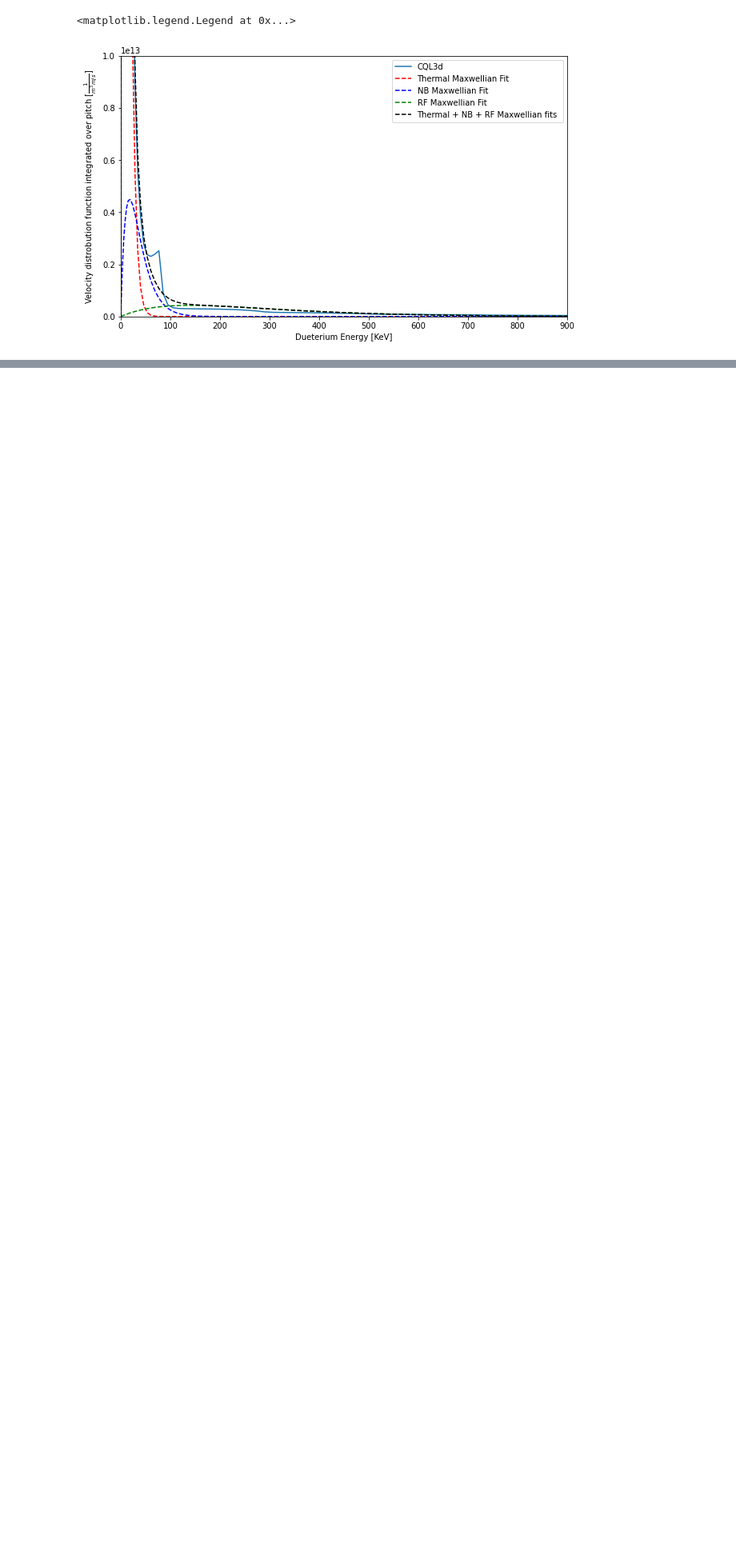
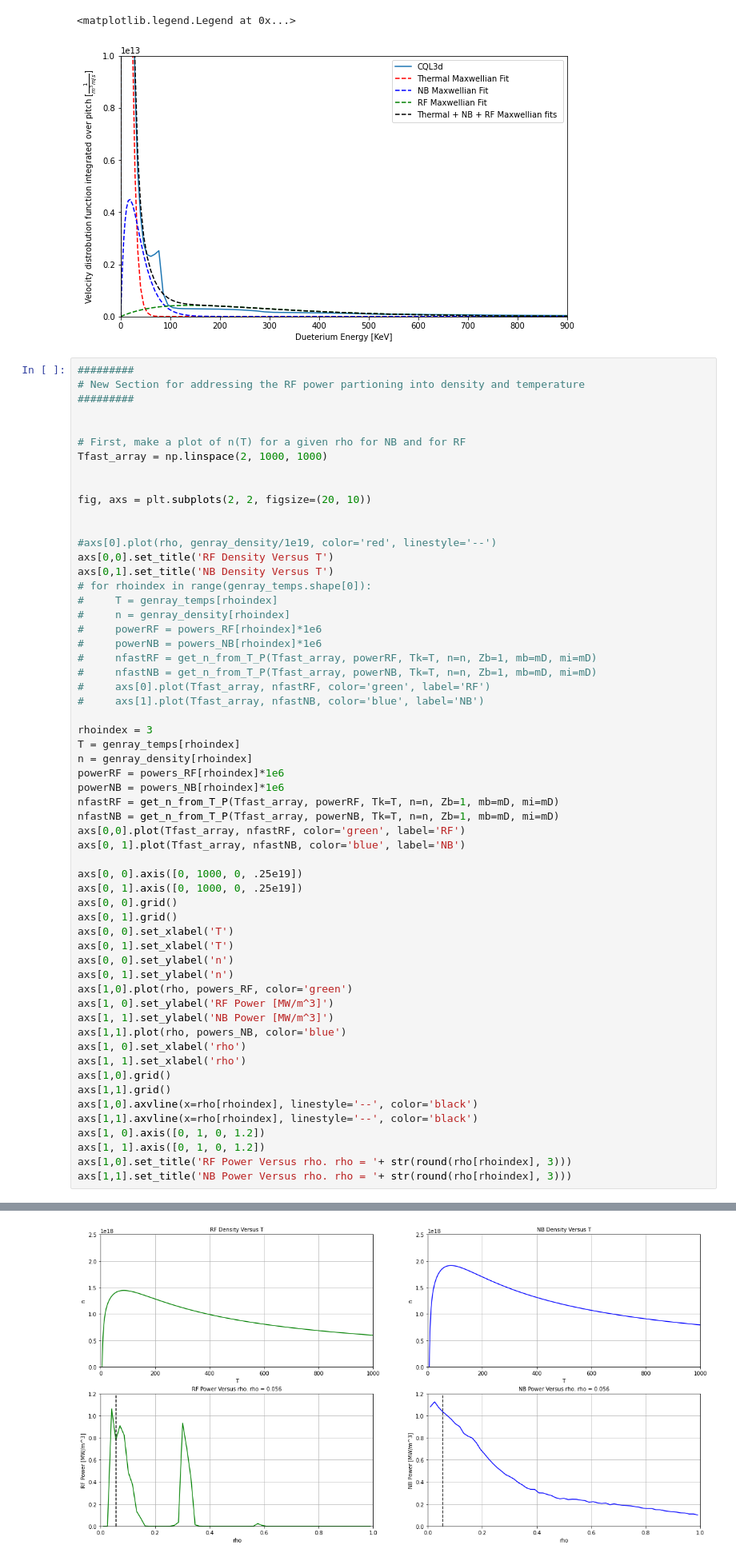
Before and after one commit to vandelij/genray_cql3d_plots, a Jupyter notebook: shots/147634/scan_beam_and_RF/beam_5_RF_testing/make_distrobution.ipynb, the cells around one changed output, grey strips where cells are left out. Shown at 80% size. Saved outputs shown, nothing was run; the diff lists cells and outputs as text; blank space fills up the shorter version.

Commit message:
added a new plot

```diff
--- a/shots/147634/scan_beam_and_RF/beam_5_RF_testing/make_distrobution.ipynb
+++ b/shots/147634/scan_beam_and_RF/beam_5_RF_testing/make_distrobution.ipynb
@@ -684,3 +684,62 @@ Maxwellian total density:  7.076759665023474e+18
 Maxwellian total density:  1.8898114850310449e+18
 <matplotlib.legend.Legend at 0x...>
 [figure]
+# %%
+#########
+# New Section for addressing the RF power partioning into density and temperature
+#########
+
+
+# First, make a plot of n(T) for a given rho for NB and for RF
+Tfast_array = np.linspace(2, 1000, 1000)
+
+
+fig, axs = plt.subplots(2, 2, figsize=(20, 10))
+
+
+#axs[0].plot(rho, genray_density/1e19, color='red', linestyle='--')
+axs[0,0].set_title('RF Density Versus T')
+axs[0,1].set_title('NB Density Versus T')
+# for rhoindex in range(genray_temps.shape[0]):
+#     T = genray_temps[rhoindex]
+#     n = genray_density[rhoindex]
+#     powerRF = powers_RF[rhoindex]*1e6
+#     powerNB = powers_NB[rhoindex]*1e6
+#     nfastRF = get_n_from_T_P(Tfast_array, powerRF, Tk=T, n=n, Zb=1, mb=mD, mi=mD)
+#     nfastNB = get_n_from_T_P(Tfast_array, powerNB, Tk=T, n=n, Zb=1, mb=mD, mi=mD)
+#     axs[0].plot(Tfast_array, nfastRF, color='green', label='RF')
+#     axs[1].plot(Tfast_array, nfastNB, color='blue', label='NB')
+
+rhoindex = 3
+T = genray_temps[rhoindex]
+n = genray_density[rhoindex]
+powerRF = powers_RF[rhoindex]*1e6
+powerNB = powers_NB[rhoindex]*1e6
+nfastRF = get_n_from_T_P(Tfast_array, powerRF, Tk=T, n=n, Zb=1, mb=mD, mi=mD)
+nfastNB = get_n_from_T_P(Tfast_array, powerNB, Tk=T, n=n, Zb=1, mb=mD, mi=mD)
+axs[0,0].plot(Tfast_array, nfastRF, color='green', label='RF')
+axs[0, 1].plot(Tfast_array, nfastNB, color='blue', label='NB')
+
+axs[0, 0].axis([0, 1000, 0, .25e19])
+axs[0, 1].axis([0, 1000, 0, .25e19])
+axs[0, 0].grid()
+axs[0, 1].grid()
+axs[0, 0].set_xlabel('T')
+axs[0, 1].set_xlabel('T')
+axs[0, 0].set_ylabel('n')
+axs[0, 1].set_ylabel('n')
+axs[1,0].plot(rho, powers_RF, color='green')
+axs[1, 0].set_ylabel('RF Power [MW/m^3]')
+axs[1, 1].set_ylabel('NB Power [MW/m^3]')
+axs[1,1].plot(rho, powers_NB, color='blue')
+axs[1, 0].set_xlabel('rho')
+axs[1, 1].set_xlabel('rho')
+axs[1,0].grid()
+axs[1,1].grid()
+axs[1,0].axvline(x=rho[rhoindex], linestyle='--', color='black')
+axs[1,1].axvline(x=rho[rhoindex], linestyle='--', color='black')
+axs[1, 0].axis([0, 1, 0, 1.2])
+axs[1, 1].axis([0, 1, 0, 1.2])
+axs[1,0].set_title('RF Power Versus rho. rho = '+ str(round(rho[rhoindex], 3)))
+axs[1,1].set_title('NB Power Versus rho. rho = '+ str(round(rho[rhoindex], 3)))
+# %% [output]
@@ -686,0 +747 @@ Maxwellian total density:  1.8898114850310449e+18
+[figure, added]
```
Also changed, not shown: parts of 3 cells of this notebook.
